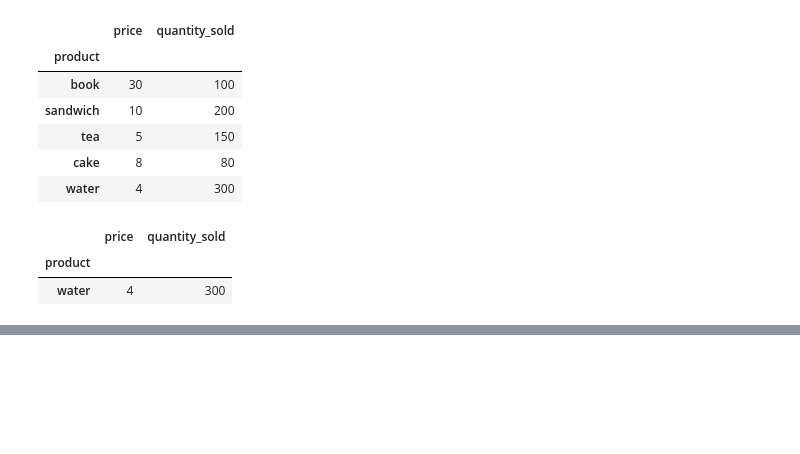
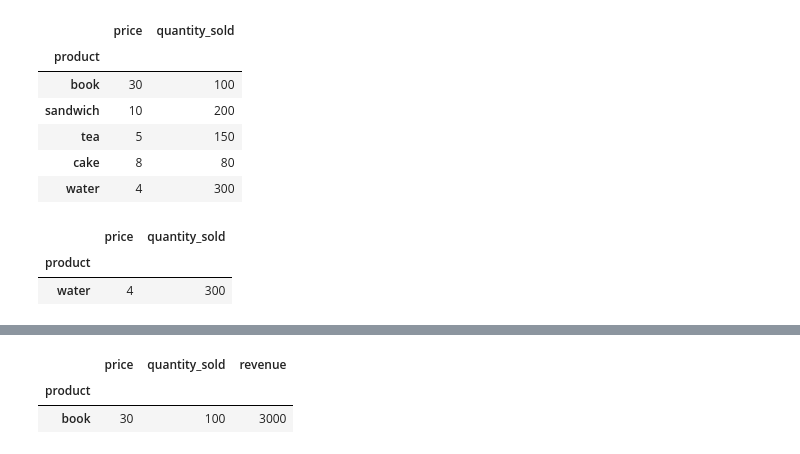
Before and after one commit to ramlaxman/cisco-data-science-2020-sept, a Jupyter notebook: Cisco — 2020 September 22.ipynb, the cells around one changed output, grey strips where cells are left out. Drawn from its saved outputs; the diff is of its cells as text; code cells hidden in the pictures; blank space fills up the shorter version.

```diff
--- a/Cisco — 2020 September 22.ipynb
+++ b/Cisco — 2020 September 22.ipynb
@@ -1674,0 +1688,6 @@ df[df['quantity_sold'] == df['quantity_sold'].max()]
+# %%
+df[df['revenue'] == df['revenue'].max()]
+# %% [output]
+|  | price | quantity_sold | revenue |
+| product |  |  |  |
+| book | 30 | 100 | 3000 |
```
Also changed, not shown: parts of 5 cells of this notebook.
